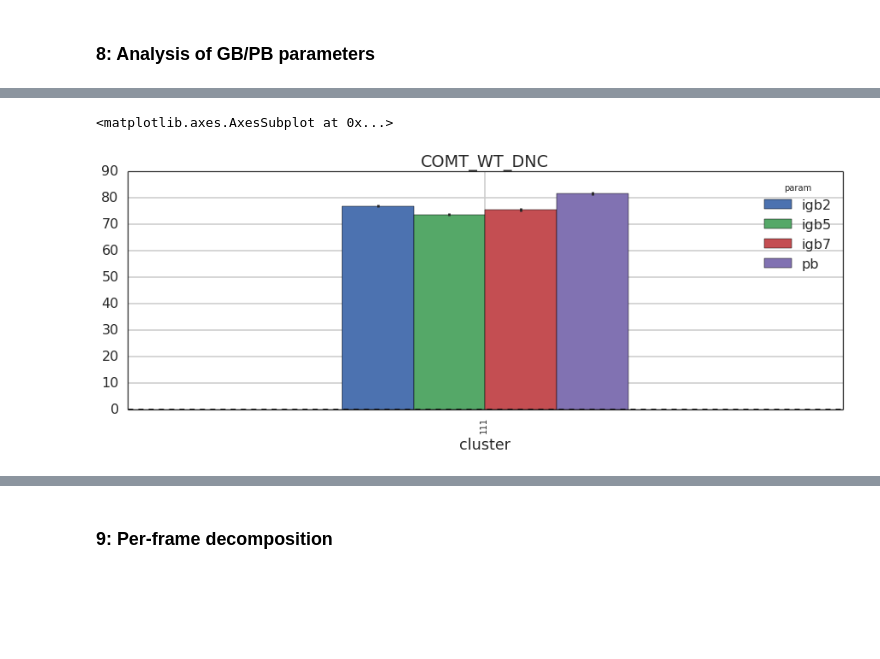
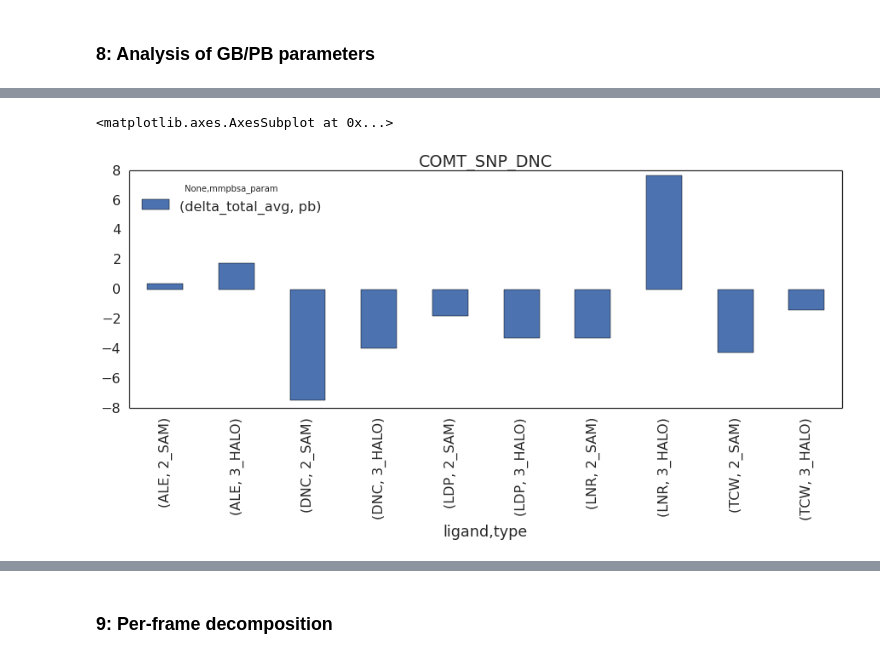
Before and after one commit to SBRG/GEMPro, a Jupyter notebook: GEMPro_sim/4B_MMPBSA_RUN.ipynb, the cells around one changed output, grey strips where cells are left out. Saved outputs shown, nothing was run; the diff lists cells and outputs as text; code cells hidden in the pictures; blank space fills up the shorter version.

```diff
--- a/GEMPro_sim/4B_MMPBSA_RUN.ipynb
+++ b/GEMPro_sim/4B_MMPBSA_RUN.ipynb
@@ -545,0 +916,3 @@ mmpbsa
+# %%
+mmpbsa_df = mmpbsa_df.sort_values(by=['protein','mod','type','ligand','cluster']).reset_index(drop=True)
+mmpbsa_df.head(10)
@@ -545,0 +931,3 @@ mmpbsa
+# %%
+just_pb = mmpbsa_df[mmpbsa_df.mmpbsa_param == 'pb']
+just_pb
@@ -545,0 +952,4 @@ mmpbsa
+# %%
+# mmpbsa_pivot = pd.pivot_table(mmpbsa_df,index=["protein","mod",'ligand','type'], columns=['mmpbsa_param'])
+mmpbsa_pivot = pd.pivot_table(just_pb,index=["protein","mod",'ligand','type'], columns=['mmpbsa_param'])
+mmpbsa_pivot
@@ -545,0 +976,3 @@ mmpbsa
+# %%
+mmpbsa_subtracted = mmpbsa_pivot.loc['COMT','1_WT_3BWM'] - mmpbsa_pivot.loc['COMT','2_SNP_3BWY']
+mmpbsa_subtracted
@@ -546,9 +993,9 @@ mmpbsa
 # %%
-wt_mmpbsa = mmpbsa[mmpbsa.protein == 'WT'][['cluster','param','delta_total_avg','stderr']]
-wt_mmpbsa_pivot = wt_mmpbsa.pivot(index='cluster', columns='param', values='delta_total_avg')
-wt_mmpbsa_pivot_sd = wt_mmpbsa.pivot(index='cluster', columns='param', values='stderr')
-wt_mmpbsa_pivot.plot(yerr=wt_mmpbsa_pivot_sd, kind='bar', figsize=(15,5), title='COMT_WT_DNC')
-# savefig('/home/nathan/150726-COMT_MMPBSA_WT.svg', format='svg', dpi=300)
+# snp_mmpbsa = mmpbsa[mmpbsa.protein == 'SNP'][['cluster','param','delta_total_avg','stderr']]
+# snp_mmpbsa_pivot = snp_mmpbsa.pivot(index='cluster', columns='param', values='delta_total_avg')
+# snp_mmpbsa_pivot_sd = snp_mmpbsa.pivot(index='cluster', columns='param', values='stderr')
+mmpbsa_subtracted.plot(kind='bar', figsize=(15,5), title='COMT_SNP_DNC')
+# savefig('/home/nathan/150726-COMT_MMPBSA_SNP.svg', format='svg', dpi=300)
 # %% [output]
 <matplotlib.axes.AxesSubplot at 0x...>
-[figure, old version]
+[figure, new version]
```
Also changed, not shown: parts of 61 cells of this notebook, 1 other file.
